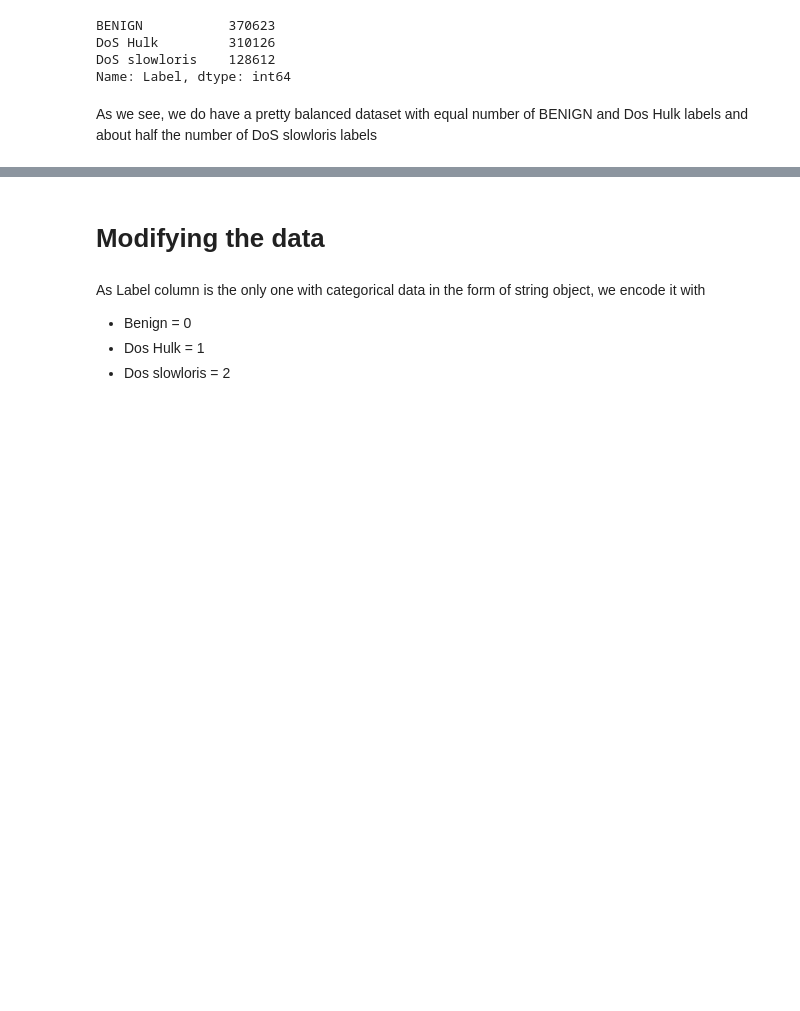
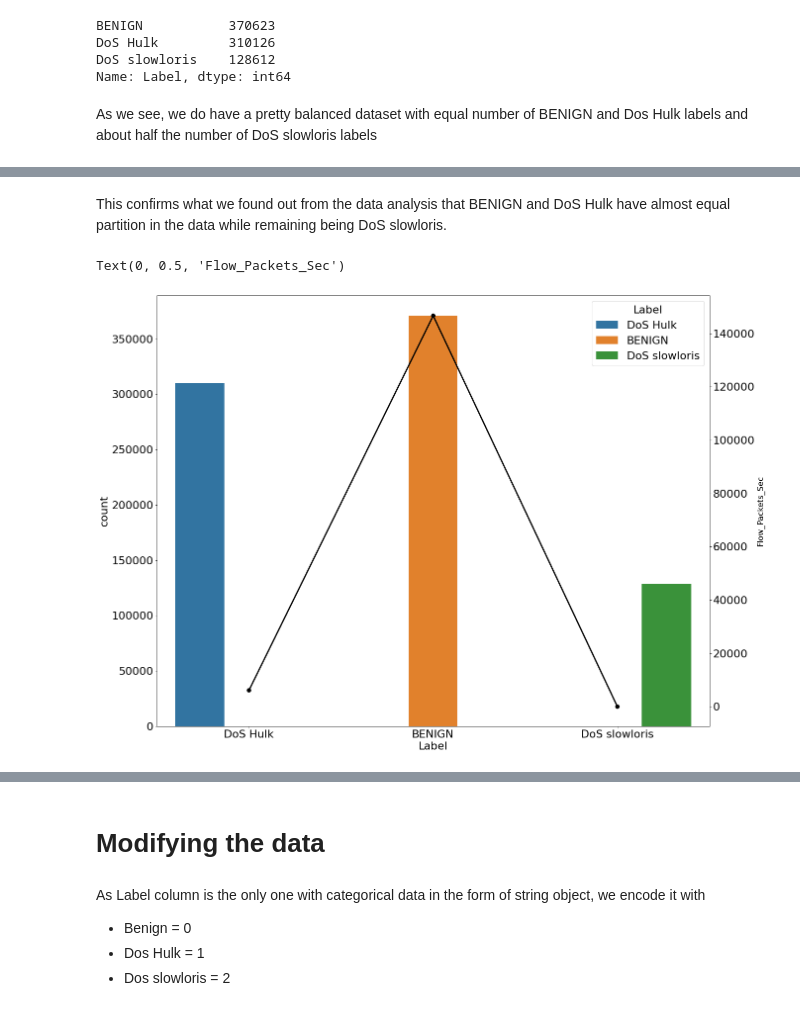
Before and after one commit to Viswonathan06/Al-DDoS-Attack-Detector, a Jupyter notebook: AL_DDoS_Detection.ipynb, the cells around one changed output, grey strips where cells are left out. Cells and saved outputs as stored; diff of their text form; code cells hidden in the pictures; blank space fills up the shorter version.

```diff
--- a/AL_DDoS_Detection.ipynb
+++ b/AL_DDoS_Detection.ipynb
@@ -250,0 +352,12 @@ As we see, we do have a pretty balanced dataset with equal number of BENIGN and
+# %% [markdown]
+This confirms what we found out from the data analysis that BENIGN and DoS Hulk have almost equal partition in the data while remaining being DoS slowloris.
+# %%
+
+plt.figure(figsize=(20,16))
+g1 = sns.countplot(x='Label', hue='Label', data=df)
+gt = g1.twinx()
+gt = sns.pointplot(y='Flow_Packets_Sec', x='Label', data=df, color='black', legend=False)
+gt.set_ylabel("Flow_Packets_Sec", fontsize=16)
+# %% [output]
+Text(0, 0.5, 'Flow_Packets_Sec')
+[figure, added]
```
Also changed, not shown: parts of 19 cells of this notebook.
